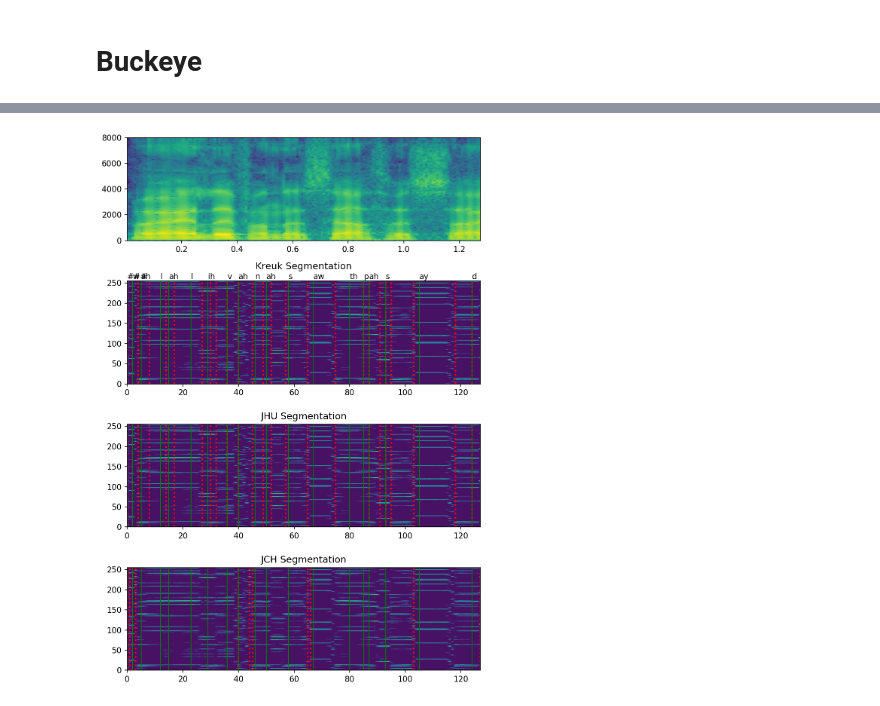
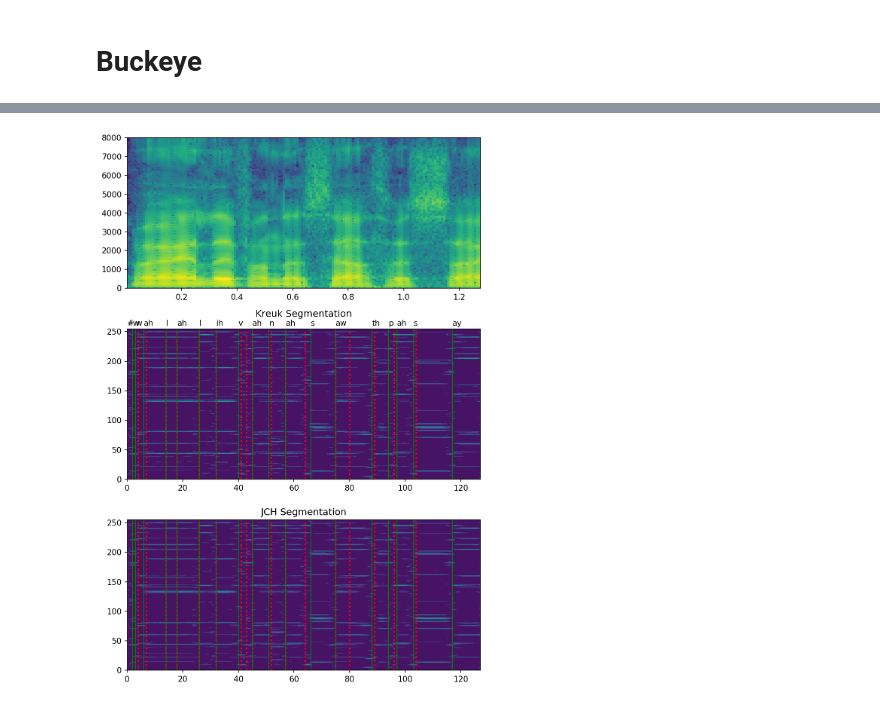
Before and after one commit to anuragkumar95/CPC_audio, a Jupyter notebook: segmentation_visualization.ipynb, the cells around one changed output, grey strips where cells are left out. Saved outputs shown, nothing was run; the diff lists cells and outputs as text; code cells hidden in the pictures.

```diff
--- a/segmentation_visualization.ipynb
+++ b/segmentation_visualization.ipynb
@@ -73,5 +115,6 @@ batchData, label = next(dataIter)
 with torch.no_grad():
     cFeature, encodedData, _ = model(batchData, None)
 label = label['phone']
+cFeature = cFeature[0]
 # %%
 EPS = 1e-7
@@ -248,24 +274,23 @@ phones2codes = {  # phonemes which should be the same for TIMIT
     'iyn': 32, 'jh': 34, 'k': 35, 'l': 36, 'm': 37, 'n': 38, 'ng': 39, 'nx': 40,
     'ow': 41, 'own': 42, 'oy': 43, 'oyn': 44, 'p': 45, 'q': 46, 'r': 47, 's': 48,
     'sh': 49, 't': 50, 'th': 51, 'tq': 46, 'uh': 52, 'uhn': 53, 'uw': 54, 'uwix': 54,
-    'uwn': 55, 'v': 56, 'w': 57, 'y': 58, 'z': 59, 'zh': 60, '-': 61, '###': 62,
+    'uwn': 55, 'v': 56, 'w': 57, 'y': 58, 'z': 59, 'zh': 60, '-': 61, '#': 62,
     'x': 63, 'no': 64
 }
 
 codes2phones = {v: k for k, v in phones2codes.items()}
 # %%
-args.pathDB = '/pio/scratch/1/i325922/data/BUCKEYE/clean/all-clean'
-args.pathTrain = '/pio/scratch/1/i325922/data/BUCKEYE/clean/train_split.txt'
-args.pathVal = '/pio/scratch/1/i325922/data/BUCKEYE/clean/test_split.txt'
-args.pathPhone = '/pio/scratch/1/i325922/data/BUCKEYE/clean/converted_aligned_phones.txt'
+args.pathDB = ['/pio/scratch/1/i323106/data/BUCKEYE/test/']
+args.pathPhone = '/pio/scratch/1/i323106/data/BUCKEYE/converted_aligned_phones.txt'
 args.size_window = 20480
+args.file_extension = ['.wav']
 
 seqNames, speakers = findAllSeqs(args.pathDB,
                                  extension=args.file_extension,
                                  loadCache=not args.ignore_cache)
 phone_labels, n_phones = parseSeqLabels(args.pathPhone)
 
-seq_val = filterSeqs(args.pathVal, seqNames)[:10]
+seq_val = seqNames[:10]
 db_val = AudioBatchData(args.pathDB, args.size_window, seq_val,
                         phone_labels, len(speakers))
 # %% [output]
@@ -286,4 +311,5 @@ batchData, label = next(dataIter)
 with torch.no_grad():
     cFeature, encodedData, _ = model(batchData, None)
 label = label['phone']
+cFeature = cFeature[0]
 # %%
@@ -420,37 +431,31 @@ R:      0.5757359266281128
 # %%
 phones = label[0, trueBoundaries[:-1] + 1].numpy()
-phoneLocs = (trueBoundaries[:-1] + trueBoundaries[1:]) / 2
-features = encodedData
+features = torch.cat((features[0], features[1][:, -1, :].unsqueeze(1)), dim=1)
 enc = features[0, :None, :].detach().numpy()
 enc = enc / np.sqrt((enc**2).sum(1, keepdims=True))
 Z = enc.reshape(features.shape[1], features.shape[2]).T
 
 waveform = batchData.cpu().numpy().reshape(-1)
 x = np.arange(0, 128)
 y = np.arange(0, 256)
 X, Y = np.meshgrid(x, y)
 
 plt.figure(figsize=(7, 10), dpi=150)
-plt.subplot(411)
+plt.subplot(311)
 plt.specgram(waveform, Fs=16000)
-plt.subplot(412)
+plt.subplot(312)
 plt.contourf(X, Y, Z, 10)
 plt.vlines(x=boundariesKreuk.cpu().tolist()[:-1], ymin=0, ymax=255, colors='r', linewidth=2, linestyles=':')
 plt.vlines(x=trueBoundaries.numpy().tolist()[:-1], ymin=0, ymax=255, colors='g', linewidth=1)
 plt.title("Kreuk Segmentation", pad=15)
 for p in range(len(phones)):
     plt.text(x=trueBoundaries[p], y = 260, s=codes2phones[phones[p]])
-plt.subplot(413)
-plt.contourf(X, Y, Z, 10)
-plt.vlines(x=boundariesJHU.cpu().tolist()[:-1], ymin=0, ymax=255, colors='r', linewidth=2, linestyles=':')
-plt.vlines(x=trueBoundaries.numpy().tolist()[:-1], ymin=0, ymax=255, colors='g', linewidth=1)
-plt.title("JHU Segmentation")
-plt.subplot(414)
+
+plt.subplot(313)
 plt.contourf(X, Y, Z, 10)
 plt.vlines(x=boundariesJCh.cpu().tolist()[:-1], ymin=0, ymax=255, colors='r', linewidth=2, linestyles=':')
 plt.vlines(x=trueBoundaries.numpy().tolist()[:-1], ymin=0, ymax=255, colors='g', linewidth=1)
 plt.title("JCH Segmentation")
 plt.tight_layout()
-plt.savefig(CP.split('/')[-2] + '_comp_segmentations_buckeye')
 # %% [output]
-[figure, old version]
+[figure, new version]
```
Also changed, not shown: parts of 9 cells of this notebook, 13 other files.
